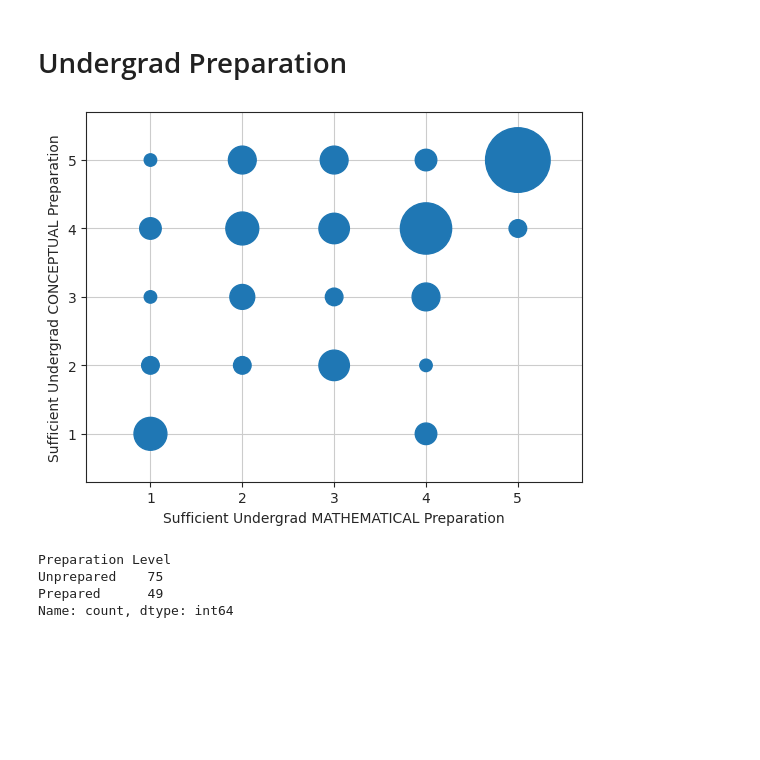
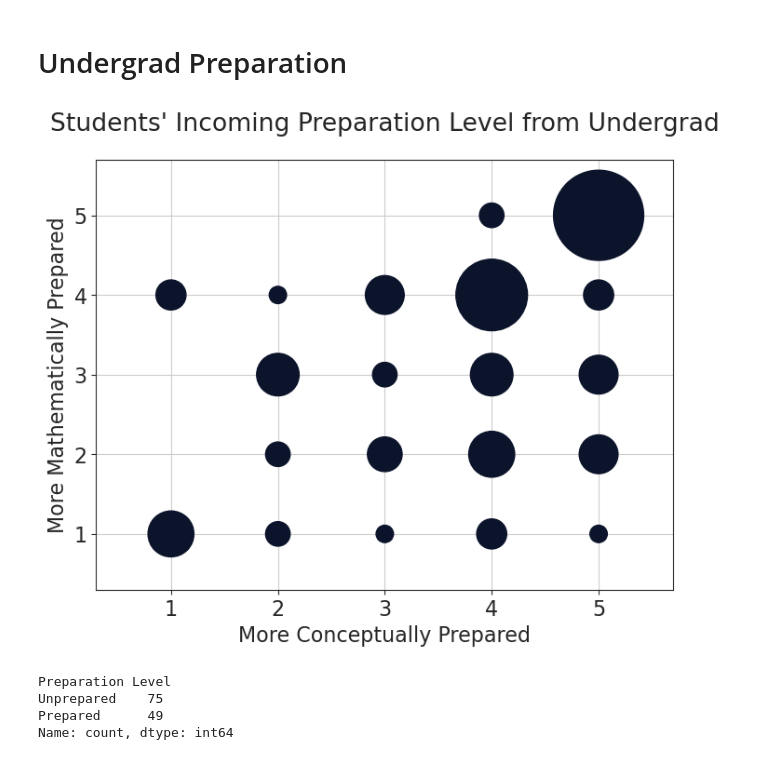
Before and after one commit to melilly/qol-survey, a Jupyter notebook: Melissa_Survey.ipynb, the cells around one changed output. Drawn from its saved outputs; the diff is of its cells as text; code cells hidden in the pictures; blank space fills up the shorter version.

Commit message:
Preparation graphs

```diff
--- a/Melissa_Survey.ipynb
+++ b/Melissa_Survey.ipynb
@@ -149,21 +150,24 @@ def get_weights(a, b, data, size=100):
     weights = [size*i for i in counter.values()]
     return x, y, weights
 # %%
-x,y,weights = get_weights('Undergrad Prep Math', 'Undergrad Prep Concept', QOLData, size=80)
+x,y,weights = get_weights('Undergrad Prep Concept', 'Undergrad Prep Math', QOLData, size=180)
 
-plt.scatter(x,y, s=weights)
+plt.figure(figsize=(8,6))
+plt.scatter(x,y, s=weights, c='#0c142b')
 
+fontsize=16
 
-plt.xlabel('Sufficient Undergrad MATHEMATICAL Preparation')
-plt.ylabel('Sufficient Undergrad CONCEPTUAL Preparation')
-plt.xticks([1,2,3,4,5])
-plt.yticks([1,2,3,4,5])
+plt.title('Students\' Incoming Preparation Level from Undergrad', fontsize=fontsize*1.2, pad=fontsize*1.4)
+plt.xlabel('More Conceptually Prepared', fontsize=fontsize)
+plt.ylabel('More Mathematically Prepared', fontsize=fontsize)
+plt.xticks([1,2,3,4,5], fontsize=fontsize)
+plt.yticks([1,2,3,4,5], fontsize=fontsize)
 plt.xlim(0.3,5.7)
 plt.ylim(0.3,5.7)
 plt.grid()
 plt.show()
 # %% [output]
-[figure, old version]
+[figure, new version]
 # %%
 conditions = [
     (QOLData['Undergrad Prep Concept'].isin([4, 5]) & QOLData['Undergrad Prep Math'].isin([4, 5]))
```
Also changed, not shown: parts of 3 cells of this notebook.
